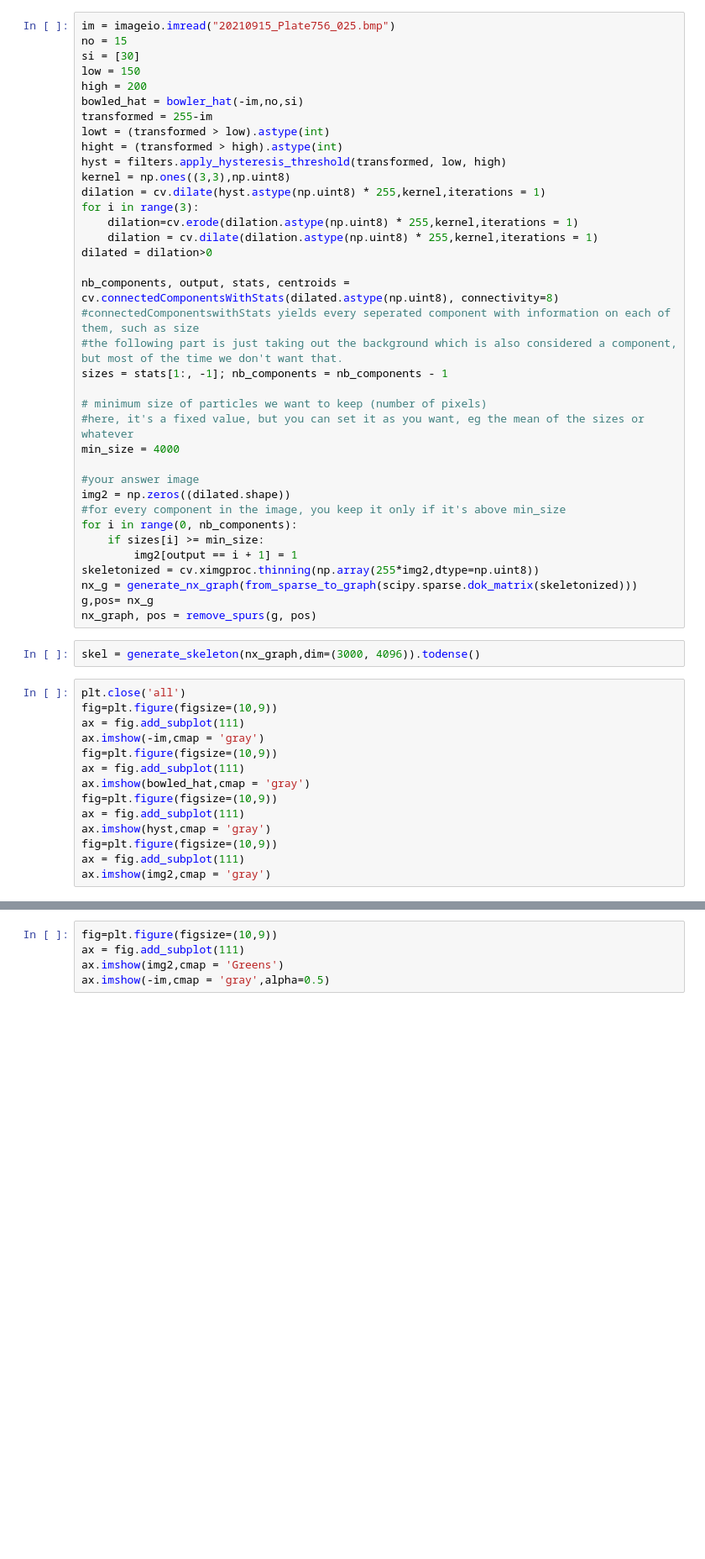
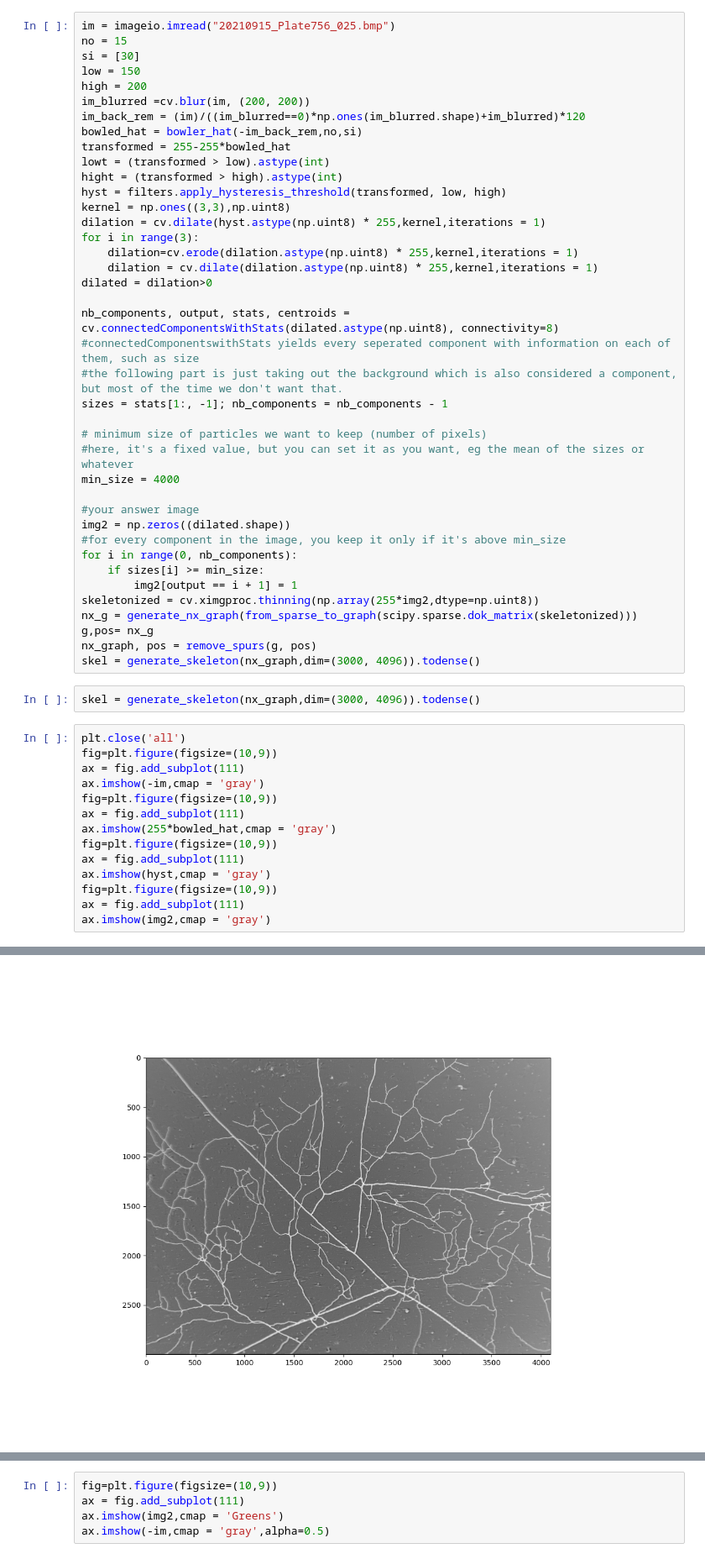
Before and after one commit to Cocopyth/AMFtrack, a Jupyter notebook: amftrack/pipeline/development/Test_bowler.ipynb, the cells around one changed output, grey strips where cells are left out. Shown at 84% size. Drawn from its saved outputs; the diff is of its cells as text; blank space fills up the shorter version.

```diff
--- a/amftrack/pipeline/development/Test_bowler.ipynb
+++ b/amftrack/pipeline/development/Test_bowler.ipynb
@@ -77,8 +77,10 @@ no = 15
 si = [30]
 low = 150
 high = 200
-bowled_hat = bowler_hat(-im,no,si)
-transformed = 255-im
+im_blurred =cv.blur(im, (200, 200))
+im_back_rem = (im)/((im_blurred==0)*np.ones(im_blurred.shape)+im_blurred)*120
+bowled_hat = bowler_hat(-im_back_rem,no,si)
+transformed = 255-255*bowled_hat
 lowt = (transformed > low).astype(int)
 hight = (transformed > high).astype(int)
 hyst = filters.apply_hysteresis_threshold(transformed, low, high)
@@ -108,6 +110,7 @@ skeletonized = cv.ximgproc.thinning(np.array(255*img2,dtype=np.uint8))
 nx_g = generate_nx_graph(from_sparse_to_graph(scipy.sparse.dok_matrix(skeletonized)))
 g,pos= nx_g
 nx_graph, pos = remove_spurs(g, pos)
+skel = generate_skeleton(nx_graph,dim=(3000, 4096)).todense()
 # %%
 skel = generate_skeleton(nx_graph,dim=(3000, 4096)).todense()
 # %%
@@ -117,7 +120,7 @@ ax = fig.add_subplot(111)
 ax.imshow(-im,cmap = 'gray')
 fig=plt.figure(figsize=(10,9))
 ax = fig.add_subplot(111)
-ax.imshow(bowled_hat,cmap = 'gray')
+ax.imshow(255*bowled_hat,cmap = 'gray')
 fig=plt.figure(figsize=(10,9))
 ax = fig.add_subplot(111)
 ax.imshow(hyst,cmap = 'gray')
@@ -132,0 +132 @@ Canvas(toolbar=Toolbar(toolitems=[('Home', 'Reset original view', 'home', 'home'
+[figure, added]
```
Also changed, not shown: parts of 2 cells of this notebook, 31 other files.
